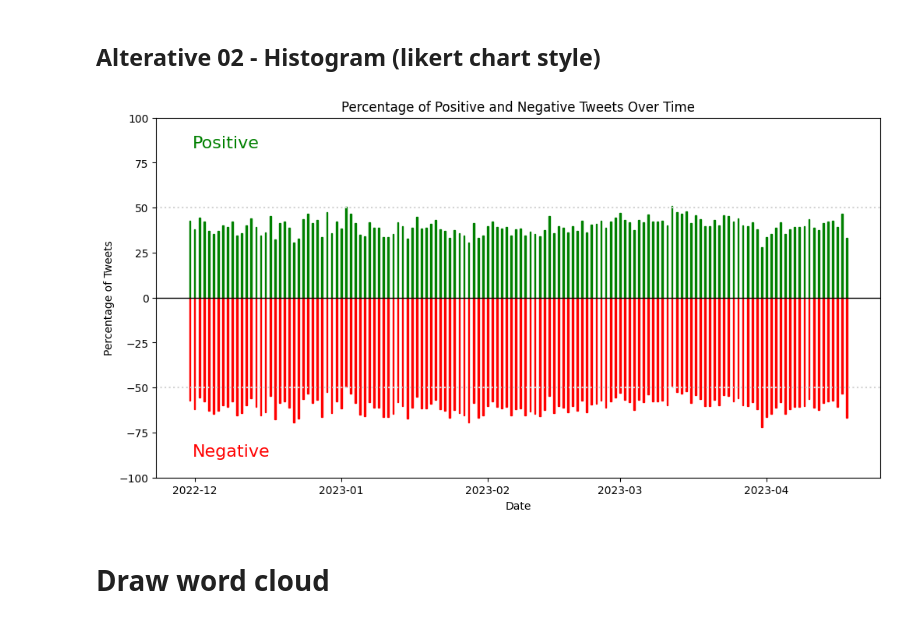
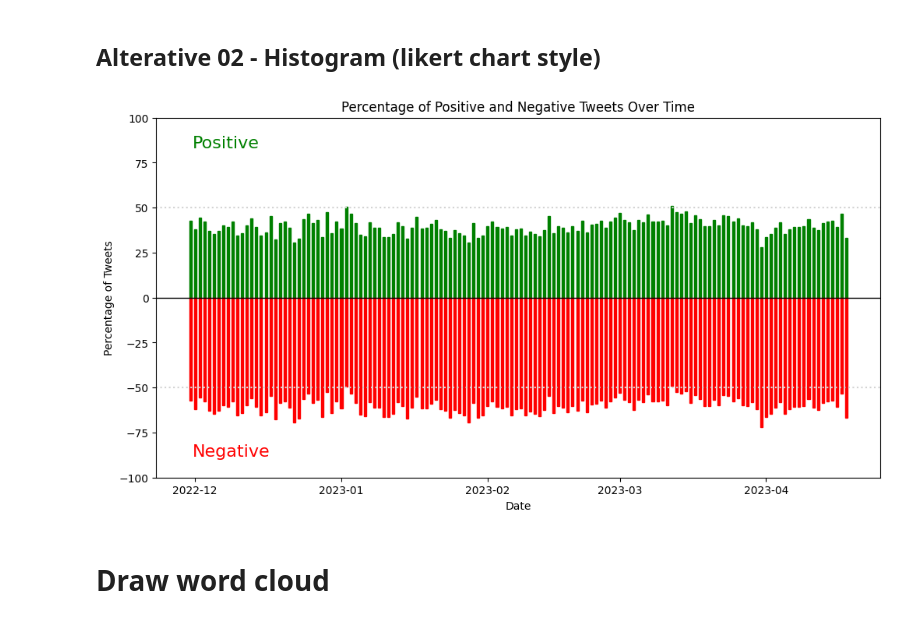
Before and after one commit to ImCombo/MSBD5005-Project, a Jupyter notebook: Sentiment_Analysis_with_Time_revised.ipynb, the cells around one changed output. Saved outputs shown, nothing was run; the diff lists cells and outputs as text; code cells hidden in the pictures.

```diff
--- a/Sentiment_Analysis_with_Time_revised.ipynb
+++ b/Sentiment_Analysis_with_Time_revised.ipynb
@@ -172,7 +173,7 @@ portion_positive = [p / (p + n) for p, n in zip(positive_counts, negative_counts
 fig, ax = plt.subplots(figsize=(12, 6))
 
 # Define the width of the bars
-bar_width = 0.3
+bar_width = 0.5
 
 # Calculate the positions of the bars
 pos_positive = np.array(portion_positive) * 100
@@ -189,34 +190,34 @@ ax.set_ylabel("Percentage of Tweets")
 
 # Set the ticks on the y-axis
 ax.set_yticks([-100, -75, -50, -25, 0, 25, 50, 75, 100])
 
 # Set the baseline at 0
 ax.axhline(0, color='black', lw=1)
 
 # Set the colors of the bars
 ax.set_facecolor('white') # set the background color to white
 for bar in ax.containers:
     if bar[0].get_height() > 0: # positive bars
         for rect in bar:
             rect.set_color('green')
     else: # negative bars
         for rect in bar:
             rect.set_color('red')
 
 # Add 50% and -50% lines
 ax.axhline(50, color='lightgrey', ls=':')
 ax.axhline(-50, color='lightgrey', ls=':')
 
 # Add the text labels
 ax.text(0.05, 0.95, 'Positive', transform=ax.transAxes, ha='left', va='top', color='green', fontsize=16)
 ax.text(0.05, 0.05, 'Negative', transform=ax.transAxes, ha='left', va='bottom', color='red', fontsize=16)
 
 # Show the chart
 plt.show()
 
 fig.savefig('positive_vs_negative_tweets_horizontal.png', dpi=300, bbox_inches='tight')
 # %% [output]
-[figure, old version]
+[figure, new version]
 # %% [markdown]
 # Draw word cloud
 # %%
```
Also changed, not shown: parts of 3 cells of this notebook.
